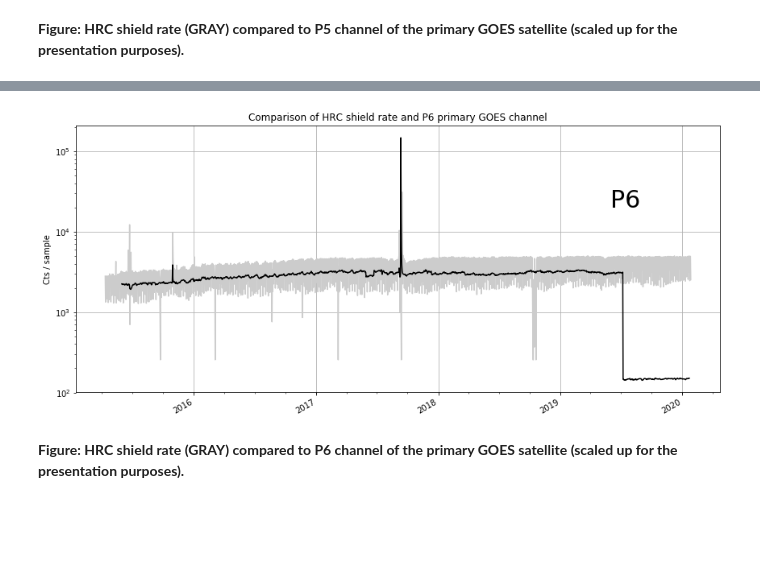
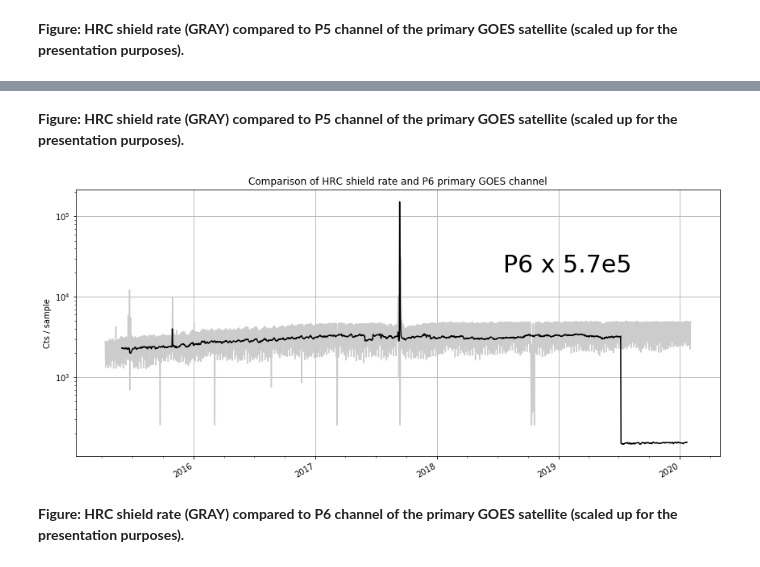
Before and after one commit to chandra-mta/mtanb, a Jupyter notebook: g16-hrc-proxy/2shldart_vs_P5.ipynb, the cells around one changed output, grey strips where cells are left out. Saved outputs shown, nothing was run; the diff lists cells and outputs as text; code cells hidden in the pictures; blank space fills up the shorter version.

```diff
--- a/g16-hrc-proxy/2shldart_vs_P5.ipynb
+++ b/g16-hrc-proxy/2shldart_vs_P5.ipynb
@@ -7,7 +7,7 @@ from Ska.engarchive import fetch as fetch
 from Ska.Matplotlib import plot_cxctime
 from Chandra.Time import DateTime
 # %%
-def plot_hrc_shield(times, vals, color='C0', marker=None, linestyle='solid'):
+def plot_hrc_shield(times, vals, color='C0', marker=None, linestyle='solid', scale='log'):
     secs = times
     hrc_shield = vals
     bad = hrc_shield < 0.1
@@ -23,7 +23,7 @@ def plot_hrc_shield(times, vals, color='C0', marker=None, linestyle='solid'):
     #ax.set_ylim(min(hrc_shield.min() * 0.5, 10.0),
     #            max(hrc_shield.max() * 2, 300.))
     #plt.plot([xlims[0] - dx, xlims[1] + dx], [235, 235], '--r')
-    ax.set_yscale('log')
+    ax.set_yscale(scale)
     plt.grid()
     #plt.title('GOES proxy for HRC shield rate / 256')
     plt.ylabel('Cts / sample')
@@ -112,10 +132,12 @@ __Figure: HRC shield rate (GRAY) compared to P5 channel of the primary GOES sate
+# %% [markdown]
+__Figure: HRC shield rate (GRAY) compared to P5 channel of the primary GOES satellite (scaled up for the presentation purposes).__
 # %%
 plt.figure(figsize=(12, 6))
 plot_hrc_shield(dat.times, dat.vals, color='#cccccc')
-plot_cxctime(DateTime(t['time_mjd'], format='mjd').secs, t['median_p6'] * 5.5e5, color='k')
+plot_cxctime(DateTime(t['time_mjd'], format='mjd').secs, t['median_p6'] * 5.7e5, color='k')
 plt.title('Comparison of HRC shield rate and P6 primary GOES channel')
-plt.text(DateTime('2019:150:00:00:00').plotdate, 2e4, 'P6', fontsize=30, color='k');
+plt.text(DateTime('2018:200:00:00:00').plotdate, 2e4, 'P6 x 5.7e5', fontsize=30, color='k');
 # %% [output]
-[figure, old version]
+[figure, new version]
 # %% [markdown]
 __Figure: HRC shield rate (GRAY) compared to P6 channel of the primary GOES satellite (scaled up for the presentation purposes).__
```
Also changed, not shown: parts of 8 cells of this notebook, 1 other file.
